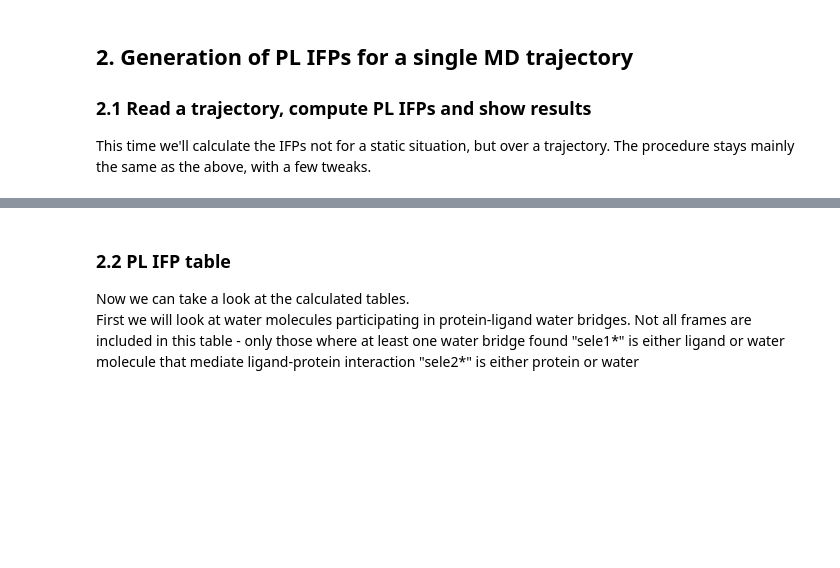
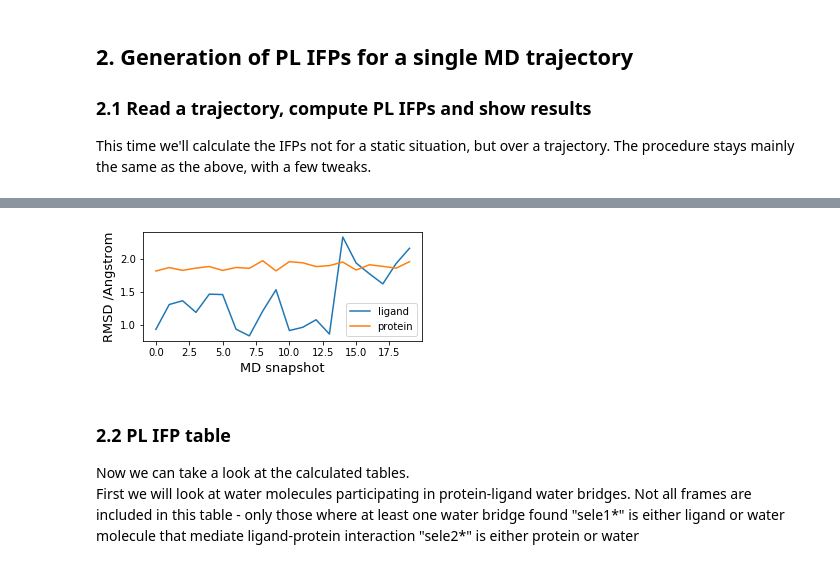
Before and after one commit to HITS-MCM/MD-IFP, a Jupyter notebook: IFP_generation_examples_PDB.ipynb, the cells around one changed output, grey strips where cells are left out. Saved outputs shown, nothing was run; the diff lists cells and outputs as text; code cells hidden in the pictures; blank space fills up the shorter version.

```diff
--- a/IFP_generation_examples_PDB.ipynb
+++ b/IFP_generation_examples_PDB.ipynb
@@ -241,3 +279,13 @@ The third plot shows the amount of molecules participating in the water shell of
+# %%
+fig = plt.figure(figsize = (5,2),facecolor='w')
+plt.plot(RMSDl,label="ligand")
+plt.plot(RMSDp,label="protein")
+plt.xlabel("MD snapshot", fontsize=13)
+plt.ylabel("RMSD /Angstrom", fontsize=13)
+plt.legend()
+plt.show()
+# %% [output]
+[figure, added]
 # %% [markdown]
 ### 2.2 PL IFP table
 Now we can take a look at the calculated tables.\
```
Also changed, not shown: parts of 18 cells of this notebook, 1 other file.
